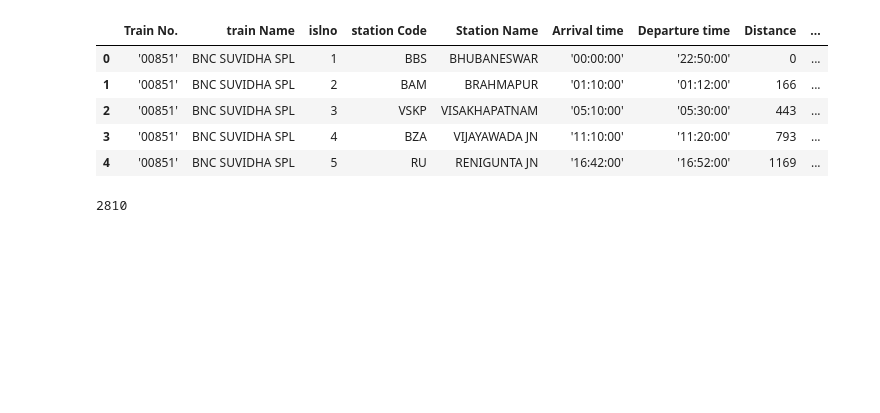
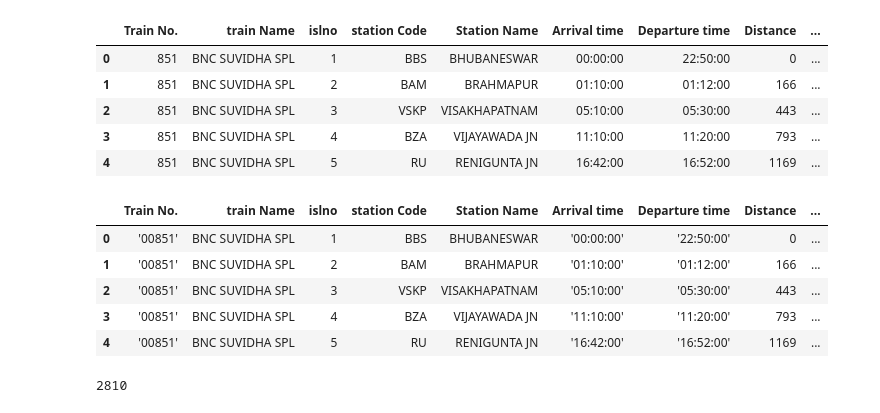
Before and after one commit to rahulporuri/theIdeaFactory, a Jupyter notebook: trains-in-india/indian_railways_data.ipynb, the cells around one changed output. Drawn from its saved outputs; the diff is of its cells as text; code cells hidden in the pictures; blank space fills up the shorter version.

```diff
--- a/trains-in-india/indian_railways_data.ipynb
+++ b/trains-in-india/indian_railways_data.ipynb
@@ -5,3 +9,12 @@ df = pandas.read_csv('isl_wise_train_detail_03082015_v1.csv')
+# %%
+df_cat.head()
+# %% [output]
+|  | Train No. | train Name | islno | station Code | Station Name | Arrival time | Departure time | Distance | ... |
+| 0 | 851 | BNC SUVIDHA SPL | 1 | BBS | BHUBANESWAR | 00:00:00 | 22:50:00 | 0 | ... |
+| 1 | 851 | BNC SUVIDHA SPL | 2 | BAM | BRAHMAPUR | 01:10:00 | 01:12:00 | 166 | ... |
+| 2 | 851 | BNC SUVIDHA SPL | 3 | VSKP | VISAKHAPATNAM | 05:10:00 | 05:30:00 | 443 | ... |
+| 3 | 851 | BNC SUVIDHA SPL | 4 | BZA | VIJAYAWADA JN | 11:10:00 | 11:20:00 | 793 | ... |
+| 4 | 851 | BNC SUVIDHA SPL | 5 | RU | RENIGUNTA JN | 16:42:00 | 16:52:00 | 1169 | ... |
 # %%
 df.head()
 # %% [output]
```
Also changed, not shown: parts of 14 cells of this notebook.
